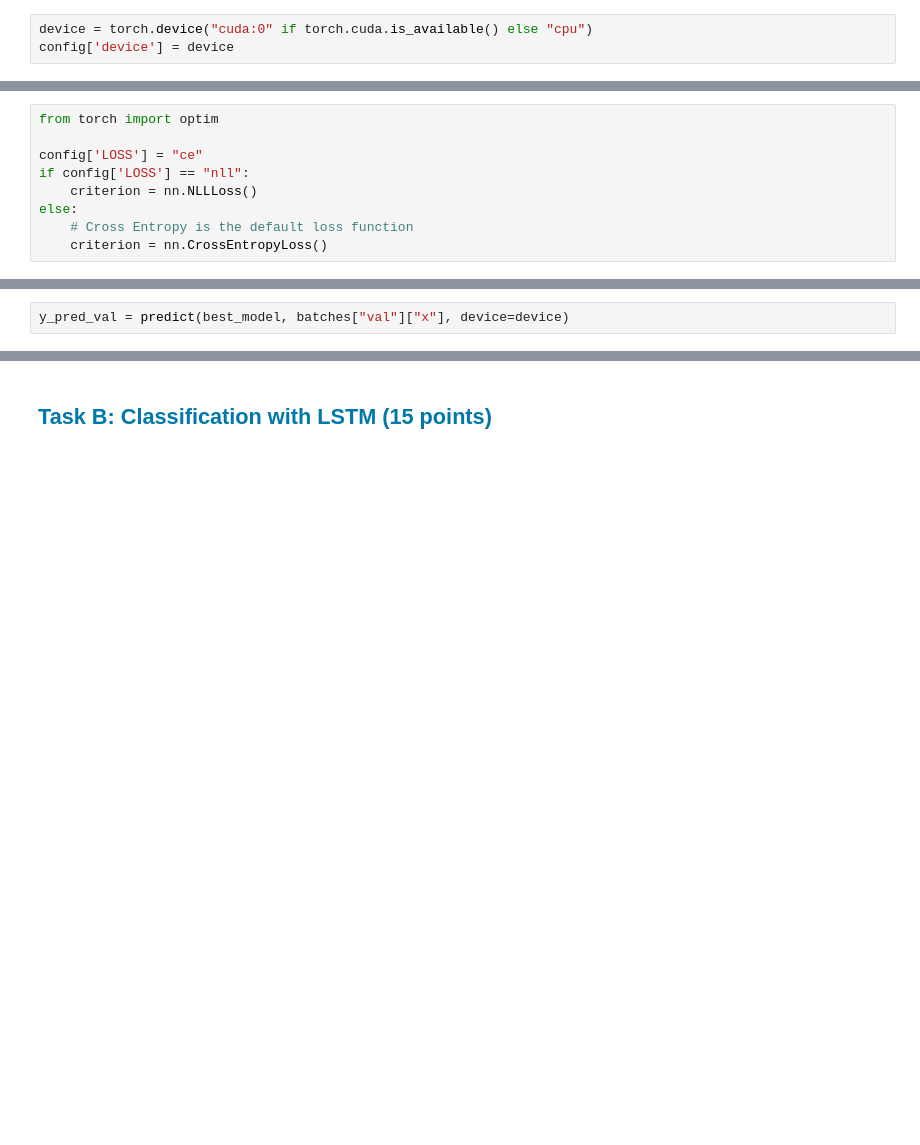
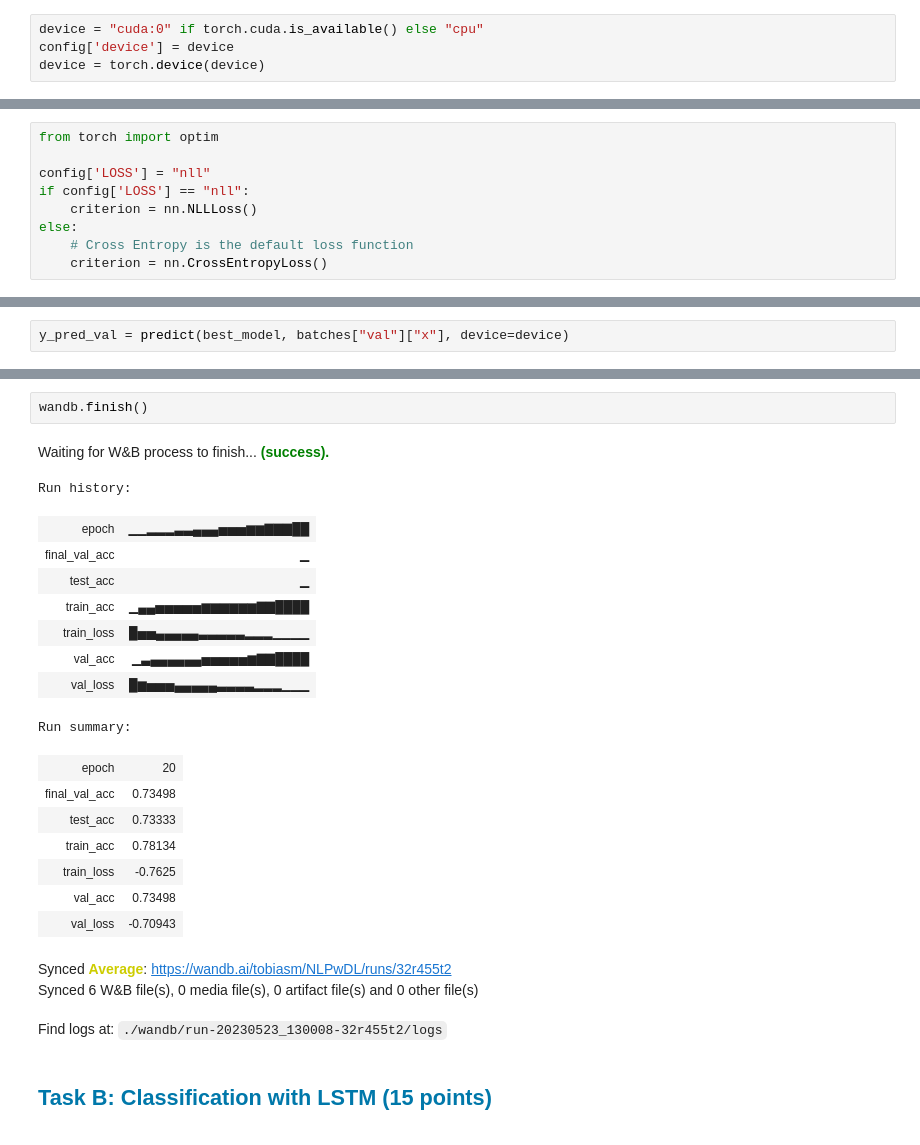
Before and after one commit to markus583/nlp-course-2022w, a Jupyter notebook: Assignment.ipynb, the cells around one changed output, grey strips where cells are left out. Saved outputs shown, nothing was run; the diff lists cells and outputs as text; blank space fills up the shorter version.

```diff
--- a/Assignment.ipynb
+++ b/Assignment.ipynb
@@ -530,8 +562,9 @@ import torch
 from torch import nn
 import torch.nn.functional as F
 # %%
-device = torch.device("cuda:0" if torch.cuda.is_available() else "cpu")
+device = "cuda:0" if torch.cuda.is_available() else "cpu"
 config['device'] = device
+device = torch.device(device)
 # %%
 dictionary
 # %% [output]
@@ -722,7 +755,7 @@ model = ClassificationAverageModel(lookup.to(device), np.unique(train_df["label"
 # %%
 from torch import optim
 
-config['LOSS'] = "ce"
+config['LOSS'] = "nll"
 if config['LOSS'] == "nll":
     criterion = nn.NLLLoss()
 else:
@@ -932,3 +1007,26 @@ report
+# %%
+wandb.finish()
+# %% [output]
+Waiting for W&B process to finish... (success).
+Run history:
+| epoch | ▁▁▂▂▂▃▃▄▄▄▅▅▅▆▆▇▇▇██ |
+| final_val_acc | ▁ |
+| test_acc | ▁ |
+| train_acc | ▁▄▄▅▅▅▅▅▆▆▆▆▆▆▇▇████ |
+| train_loss | █▅▅▄▄▄▄▄▃▃▃▃▃▂▂▂▁▁▁▁ |
+| val_acc | ▁▃▄▄▄▄▄▄▅▅▅▅▅▆▇▇████ |
+| val_loss | █▆▅▅▅▄▄▄▄▄▃▃▃▃▂▂▂▁▁▁ |
+Run summary:
+| epoch | 20 |
+| final_val_acc | 0.73498 |
+| test_acc | 0.73333 |
+| train_acc | 0.78134 |
+| train_loss | -0.7625 |
+| val_acc | 0.73498 |
+| val_loss | -0.70943 |
+Synced Average: https://wandb.ai/tobiasm/NLPwDL/runs/32r455t2
+Synced 6 W&B file(s), 0 media file(s), 0 artifact file(s) and 0 other file(s)
+Find logs at: ./wandb/run-20230523_130008-32r455t2/logs
 # %% [markdown]
 <a name="section-classification-rnn"></a><h2 style="color:rgb(0,120,170)">Task B: Classification with LSTM (15 points)</h2>
 # %% [markdown]
```
Also changed, not shown: parts of 91 cells of this notebook.
